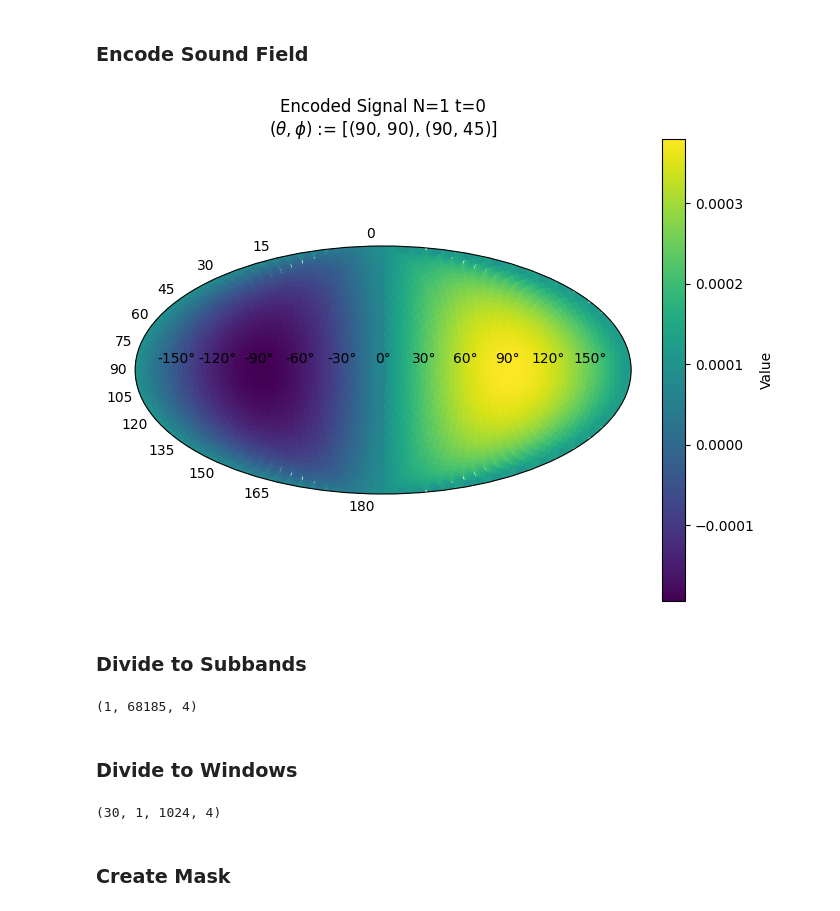
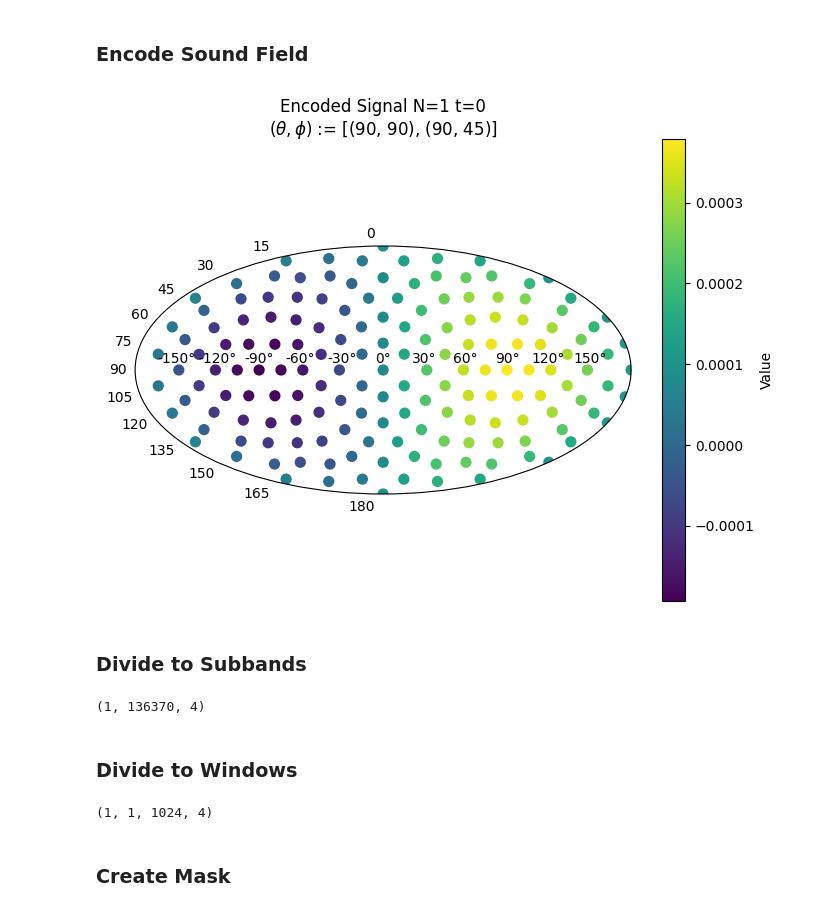
Before and after one commit to Amitmils/AmbisonicUpscaling, a Jupyter notebook: run_script.ipynb, the cells around one changed output. Saved outputs shown, nothing was run; the diff lists cells and outputs as text; code cells hidden in the pictures.

Commit message:
debug functions

```diff
--- a/run_script.ipynb
+++ b/run_script.ipynb
@@ -31,33 +31,33 @@ signals = [
 # %%
 sound_field = sound_field_creation.sound_field()
 input_order = 1
 anm_t = sound_field.create(
-    signals=signals, order=input_order, debug=True, grid_type=LEBEDEV
+    signals=signals, order=input_order, debug=True, grid_type=POINTS_162
 )
 # %% [output]
-[figure, old version]
+[figure, new version]
 # %% [markdown]
 ### Divide to Subbands
 # %%
-down_sample = 2
+down_sample = 1
 num_bins = 1
 anm_t_subbands = sound_field.divide_to_subbands(
     num_bins=num_bins, downsample=down_sample
 )
 print(anm_t_subbands.shape)
 # %% [output]
-(1, 68185, 4)
+(1, 136370, 4)
 # %% [markdown]
 ### Divide to Windows
 # %%
-window_length = 1024
-max_num_windows = 30
+window_length = 1024 * 2
+max_num_windows = 1
 anm_t_windowed = sound_field.divide_to_time_windows(
     window_length=window_length, max_num_windows=int(max_num_windows)
 )
 print(anm_t_windowed.shape)
 # %% [output]
-(30, 1, 1024, 4)
+(1, 1, 1024, 4)
 # %% [markdown]
 ### Create Mask
 # %%
```
Also changed, not shown: parts of 5 cells of this notebook, 2 other files.
